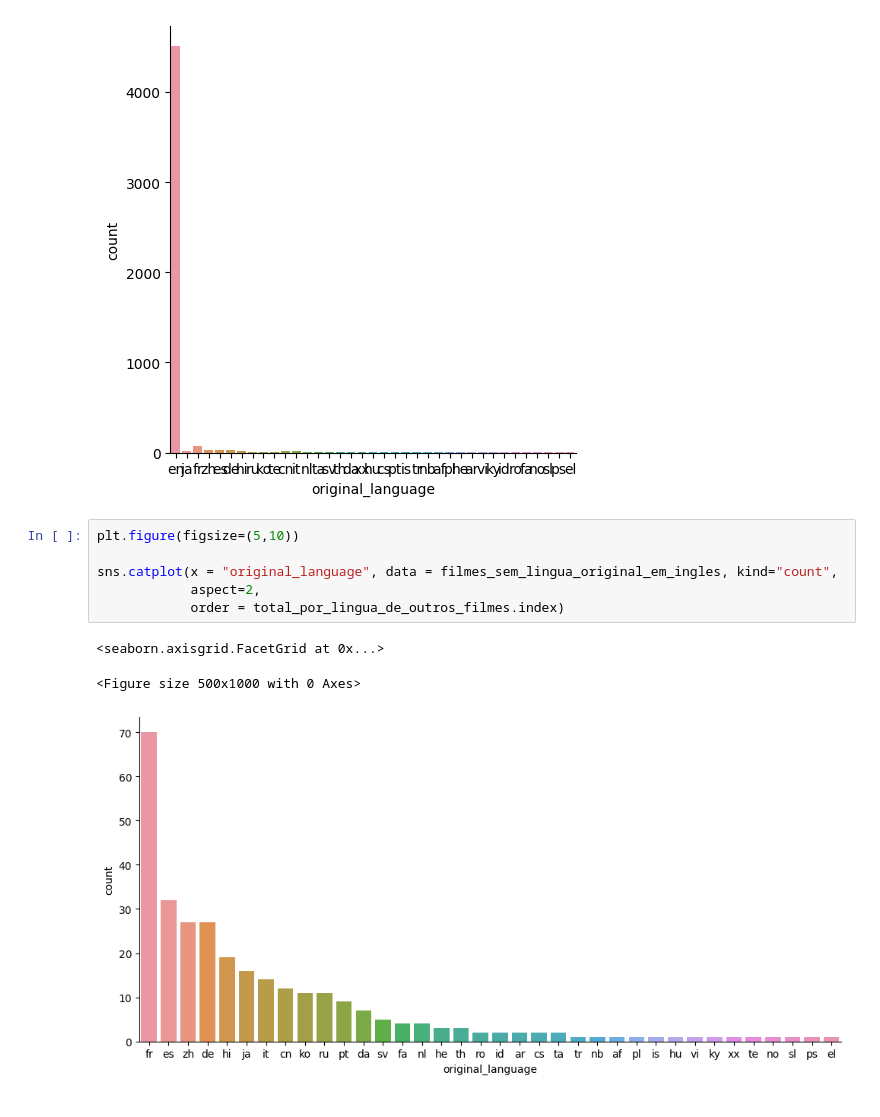
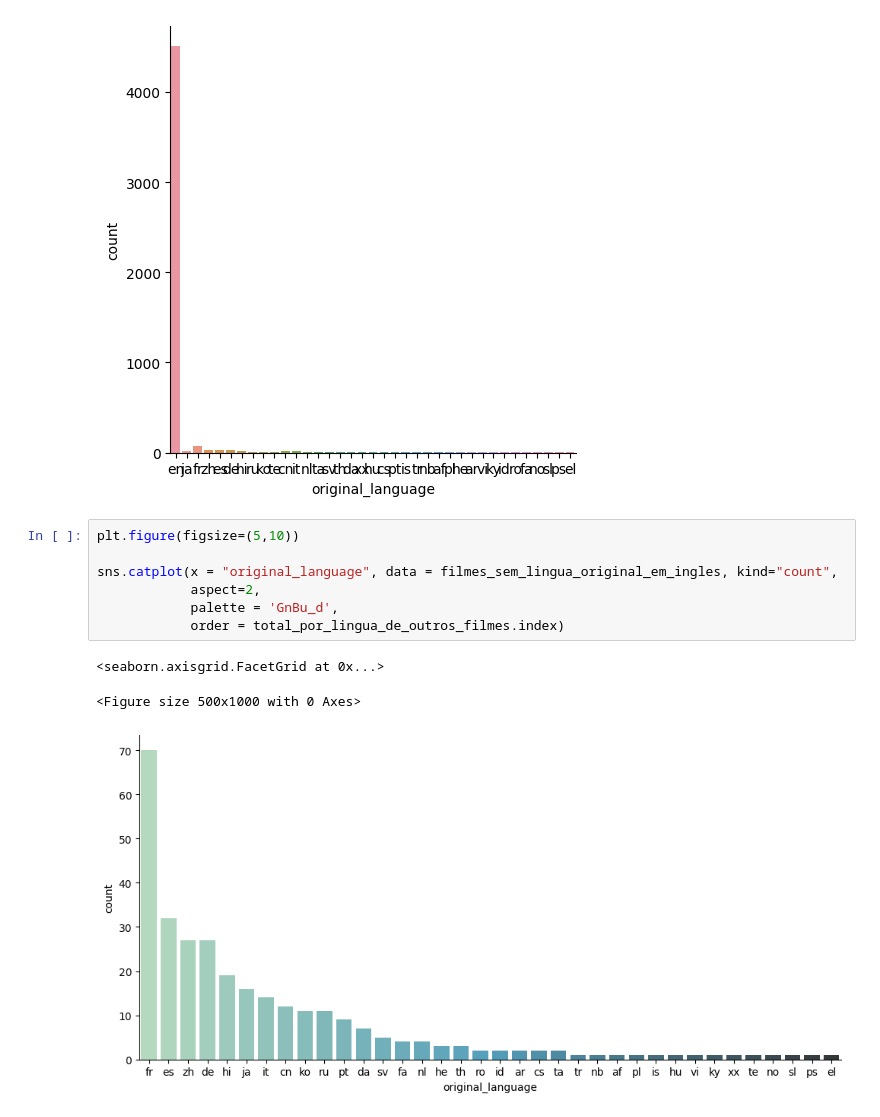
Before and after one commit to renatamontanhana/analise_de_dados_filmes, a Jupyter notebook: intro_a_data_science.ipynb, the cells around one changed output. Drawn from its saved outputs; the diff is of its cells as text.

```diff
--- a/intro_a_data_science.ipynb
+++ b/intro_a_data_science.ipynb
@@ -329,10 +329,11 @@ sns.catplot(x = "original_language", kind="count", data = tmdb)
 # %%
 plt.figure(figsize=(5,10))
 
 sns.catplot(x = "original_language", data = filmes_sem_lingua_original_em_ingles, kind="count",
             aspect=2,
+            palette = 'GnBu_d',
             order = total_por_lingua_de_outros_filmes.index)
 # %% [output]
 <seaborn.axisgrid.FacetGrid at 0x...>
 <Figure size 500x1000 with 0 Axes>
-[figure, old version]
+[figure, new version]
```
